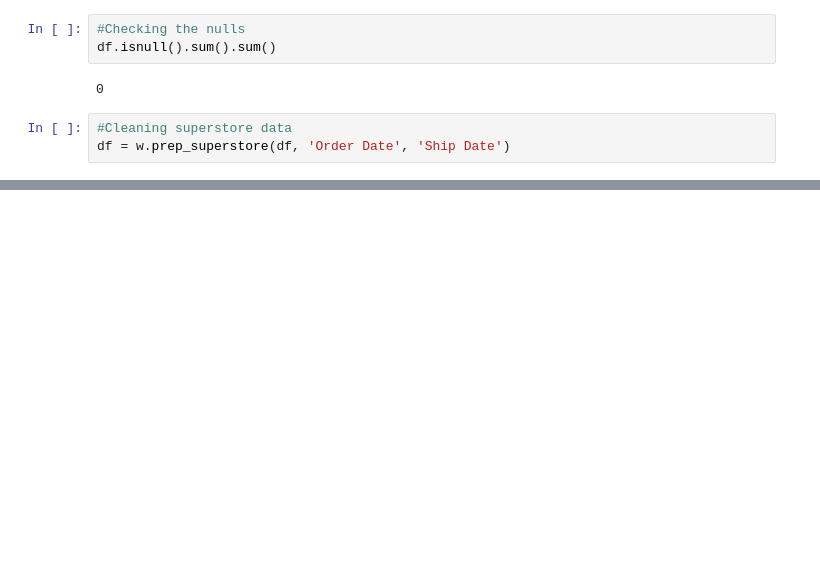
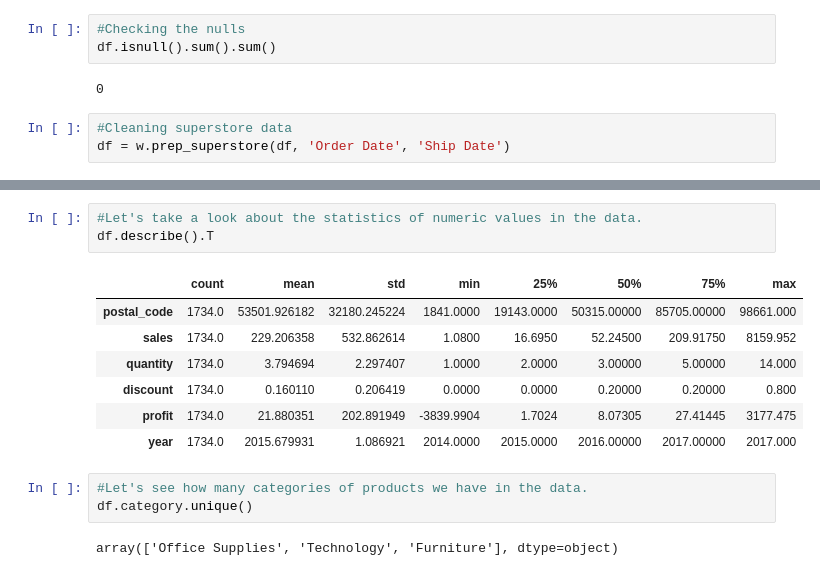
Before and after one commit to Kristofer-Rivera-and-Oliver-Ton/time_series_project, a Jupyter notebook: first_notebook.ipynb, the cells around one changed output, grey strips where cells are left out. Drawn from its saved outputs; the diff is of its cells as text; blank space fills up the shorter version.

```diff
--- a/first_notebook.ipynb
+++ b/first_notebook.ipynb
@@ -91,0 +97,16 @@ memory usage: 284.5+ KB
+# %%
+#Let's take a look about the statistics of numeric values in the data.
+df.describe().T
+# %% [output]
+|  | count | mean | std | min | 25% | 50% | 75% | max |
+| postal_code | 1734.0 | 53501.926182 | 32180.245224 | 1841.0000 | 19143.0000 | 50315.00000 | 85705.00000 | 98661.000 |
+| sales | 1734.0 | 229.206358 | 532.862614 | 1.0800 | 16.6950 | 52.24500 | 209.91750 | 8159.952 |
+| quantity | 1734.0 | 3.794694 | 2.297407 | 1.0000 | 2.0000 | 3.00000 | 5.00000 | 14.000 |
+| discount | 1734.0 | 0.160110 | 0.206419 | 0.0000 | 0.0000 | 0.20000 | 0.20000 | 0.800 |
+| profit | 1734.0 | 21.880351 | 202.891949 | -3839.9904 | 1.7024 | 8.07305 | 27.41445 | 3177.475 |
+| year | 1734.0 | 2015.679931 | 1.086921 | 2014.0000 | 2015.0000 | 2016.00000 | 2017.00000 | 2017.000 |
+# %%
+#Let's see how many categories of products we have in the data.
+df.category.unique()
+# %% [output]
+array(['Office Supplies', 'Technology', 'Furniture'], dtype=object)
```
Also changed, not shown: parts of 11 cells of this notebook.
